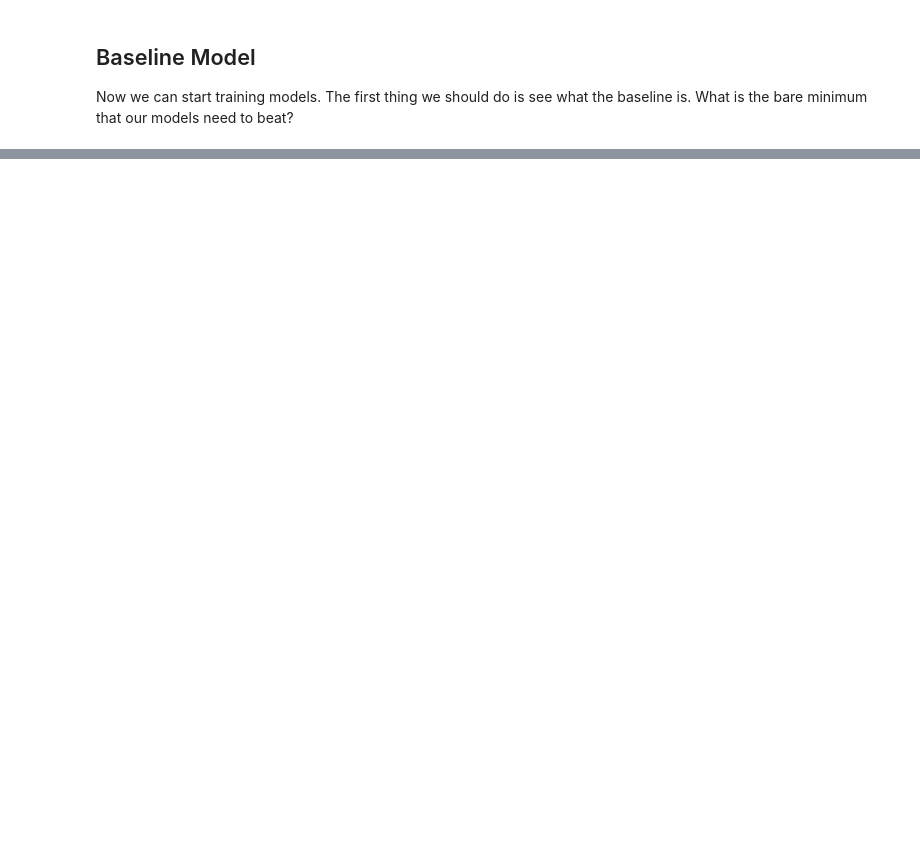
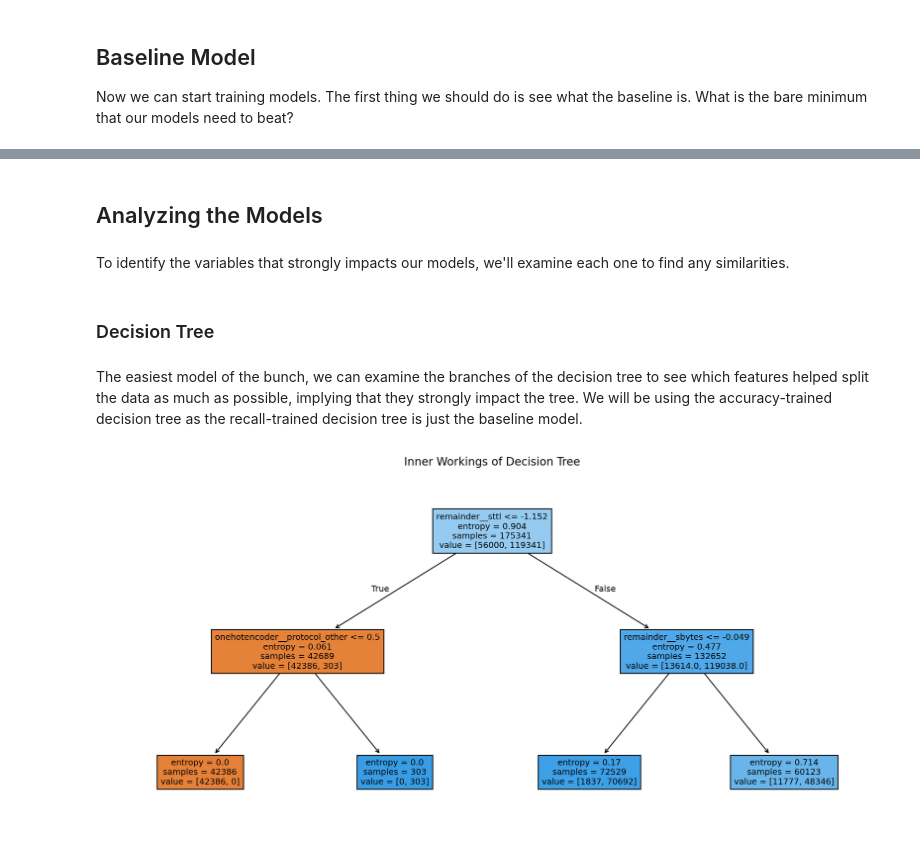
Before and after one commit to DKW2/Cybersecurity-Attacks-Analysis, a Jupyter notebook: Cybersecurity Attacks Analysis.ipynb, the cells around one changed output, grey strips where cells are left out. Saved outputs shown, nothing was run; the diff lists cells and outputs as text; code cells hidden in the pictures; blank space fills up the shorter version.

```diff
--- a/Cybersecurity Attacks Analysis.ipynb
+++ b/Cybersecurity Attacks Analysis.ipynb
@@ -648,0 +434,11 @@ For our first attempt at training models, we will be using K-Nearest Neighbors,
+# %%
+# Decision Tree
+# For the param grid, we change the hyperparameters that decide on splits
+from sklearn.tree import DecisionTreeClassifier
+
+tree_param_grid = {"classifier__min_impurity_decrease":[0, 0.01,0.05,0.1,0.5],
+                   "classifier__max_depth":[2,5,10,20,None],
+                   "classifier__min_samples_split":[2,4,5],
+                    "classifier__criterion":["gini","entropy"] }
+
+tree_gridresults = searchTrainAndScore( DecisionTreeClassifier(), tree_param_grid )
@@ -648,0 +455,17 @@ For our first attempt at training models, we will be using K-Nearest Neighbors,
+# %%
+# Train the decision tree again, but score based on accuracy instead
+tree_pipe = Pipeline([
+        ( "transform", transformer ),
+        ( "classifier", DecisionTreeClassifier() )
+    ])
+
+tree_grid = GridSearchCV( tree_pipe, tree_param_grid, scoring = "accuracy", n_jobs = -1 )
+tree_grid.fit( X_train, y_train )
+
+trainScore = tree_grid.score( X_train, y_train )
+testScore = tree_grid.score( X_test, y_test )
+
+time = np.mean( tree_grid.cv_results_["mean_fit_time"] )
+print( trainScore, testScore, time )
+
+tree_gridresults2 = [trainScore, testScore, time, tree_grid]
@@ -648,0 +574,8 @@ For our first attempt at training models, we will be using K-Nearest Neighbors,
+# %% [markdown]
+## Analyzing the Models
+# %% [markdown]
+To identify the variables that strongly impacts our models, we'll examine each one to find any similarities.
+# %% [markdown]
+### Decision Tree
+# %% [markdown]
+The easiest model of the bunch, we can examine the branches of the decision tree to see which features helped split the data as much as possible, implying that they strongly impact the tree. We will be using the accuracy-trained decision tree as the recall-trained decision tree is just the baseline model.
@@ -648,0 +584,11 @@ For our first attempt at training models, we will be using K-Nearest Neighbors,
+# %%
+# Get the decision tree and transformer out
+tree = tree_gridresults2[3].best_estimator_.named_steps["classifier"]
+feature_names = tree_gridresults2[3].best_estimator_.named_steps["transform"].get_feature_names_out()
+# %%
+plt.figure( figsize=(15, 7), dpi=200 )
+tree_plot = plot_tree( tree, fontsize = 9, filled = True, feature_names = list( feature_names ) )
+plt.title( "Inner Workings of Decision Tree" )
+plt.savefig( "images/decisionTree.png", bbox_inches='tight' )
+# %% [output]
+[figure, added]
```
Also changed, not shown: parts of 170 cells of this notebook, 5 other files.
